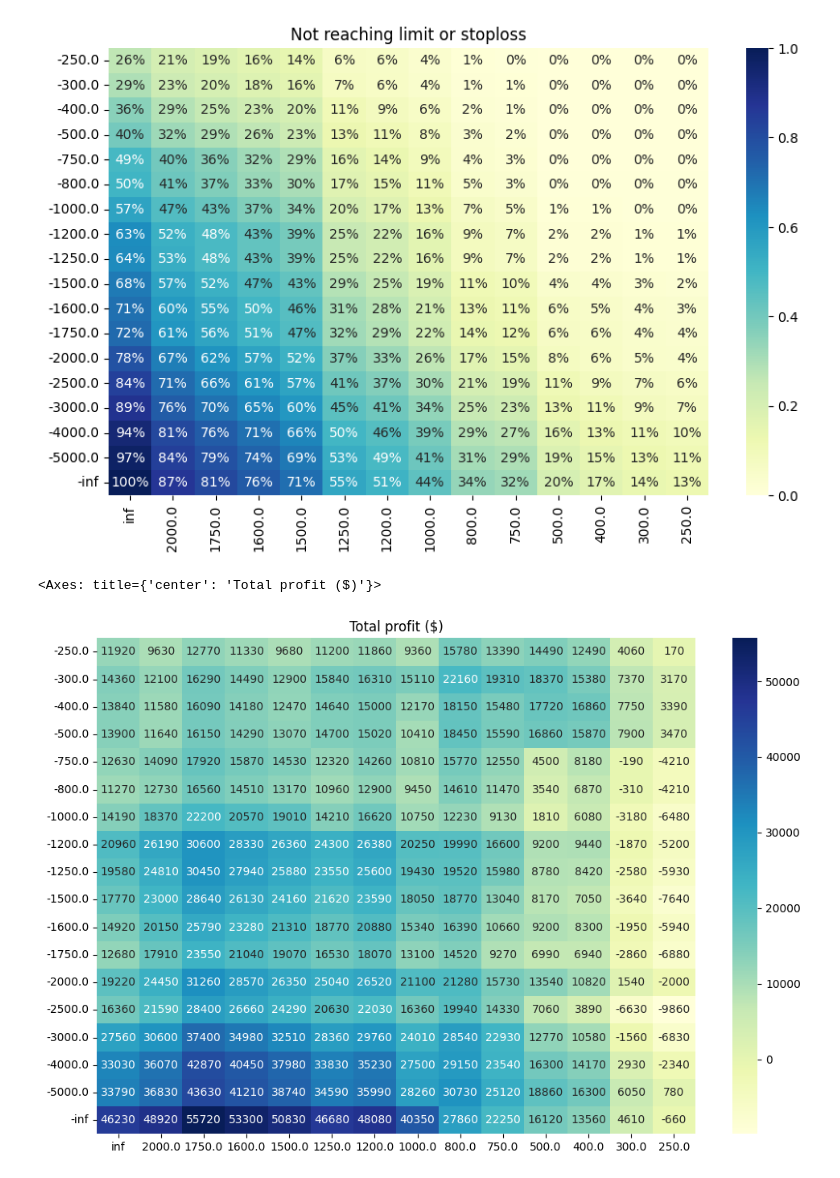
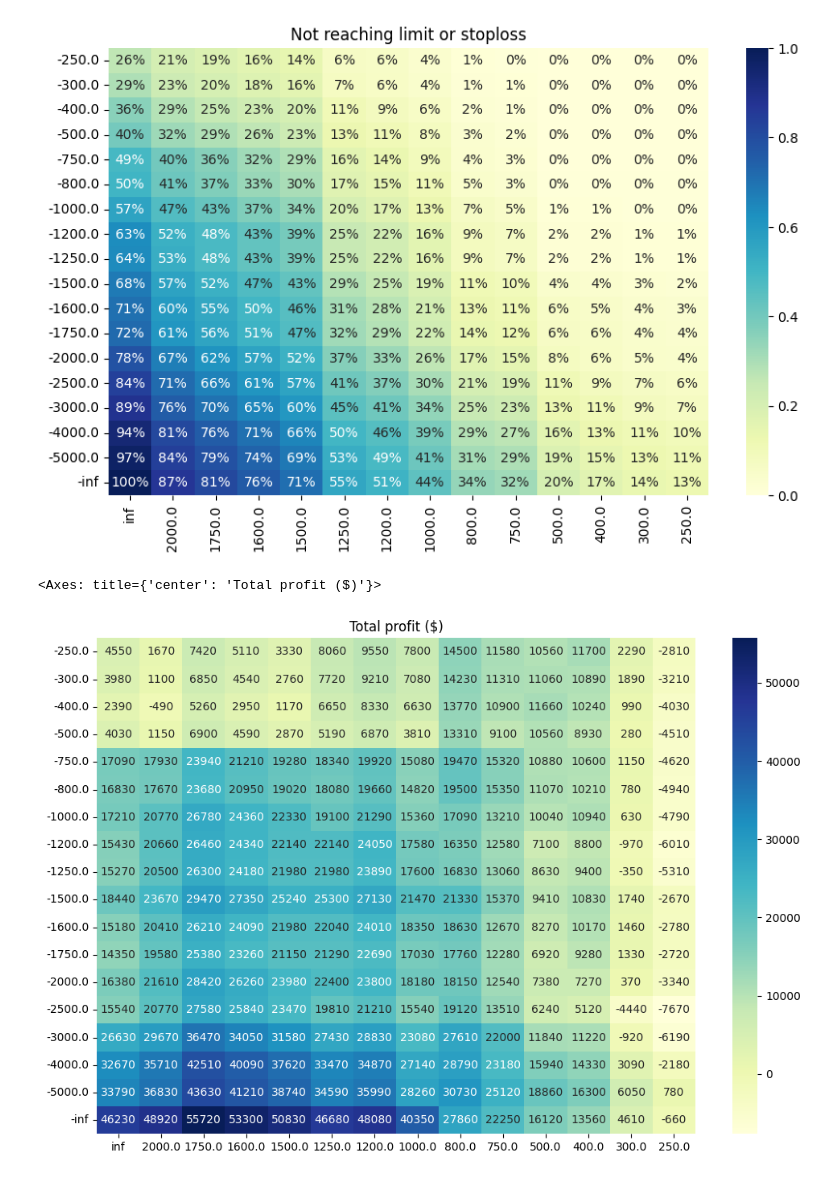
Before and after one commit to yalishanda42/stonksbot, a Jupyter notebook: options/backtest_analysis.ipynb, the cells around one changed output. Saved outputs shown, nothing was run; the diff lists cells and outputs as text; code cells hidden in the pictures.

Commit message:
Fix last figure data

```diff
--- a/options/backtest_analysis.ipynb
+++ b/options/backtest_analysis.ipynb
@@ -268,23 +268,23 @@ sns.heatmap(not_reaching_limit_or_stoploss_df, annot=True, fmt=".0%", cmap="YlGn
 # %%
 # total profit
 
 total_profit_matrix = pd.DataFrame(
     {
         profit_cat: [
             sum(
-                closing_strategy_limit_or_stoploss_or_last_n(profit_cat, -loss_cat, EXLUDE_LAST_N)(daily_movement)
+                closing_strategy_limit_or_stoploss_after_n_or_last_m(profit_cat, loss_cat, WAIT_FOR_N_BEFORE_STOPLOSS, EXLUDE_LAST_N)(daily_movement)
                 for daily_movement in daily_movements
             )
             for loss_cat in loss_categories
         ]
         for profit_cat in profit_categories
     },
     index=loss_categories
 )
 
 plt.figure(figsize=(12, 8))
 plt.title("Total profit ($)")
 sns.heatmap(total_profit_matrix, annot=True, fmt=".0f", cmap="YlGnBu")
 # %% [output]
 <Axes: title={'center': 'Total profit ($)'}>
-[figure, old version]
+[figure, new version]
```
